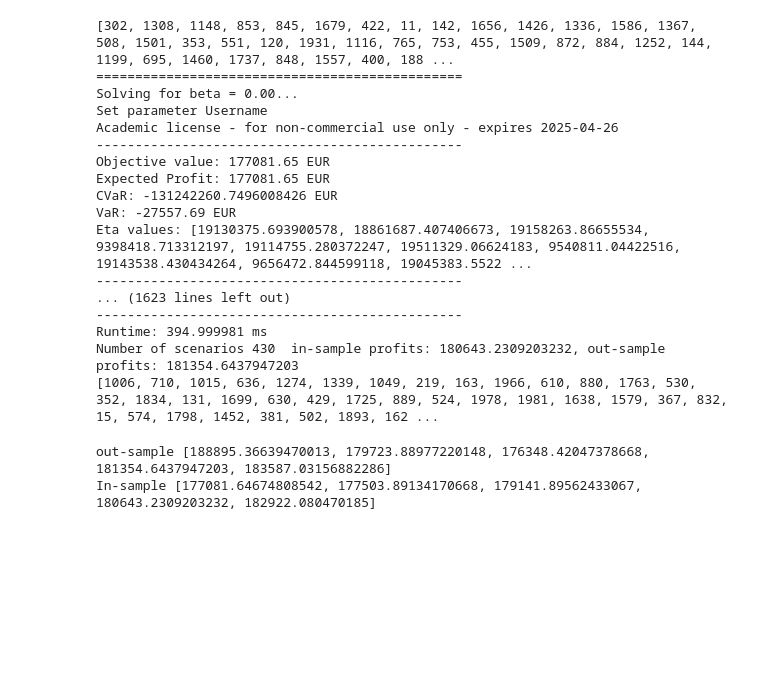
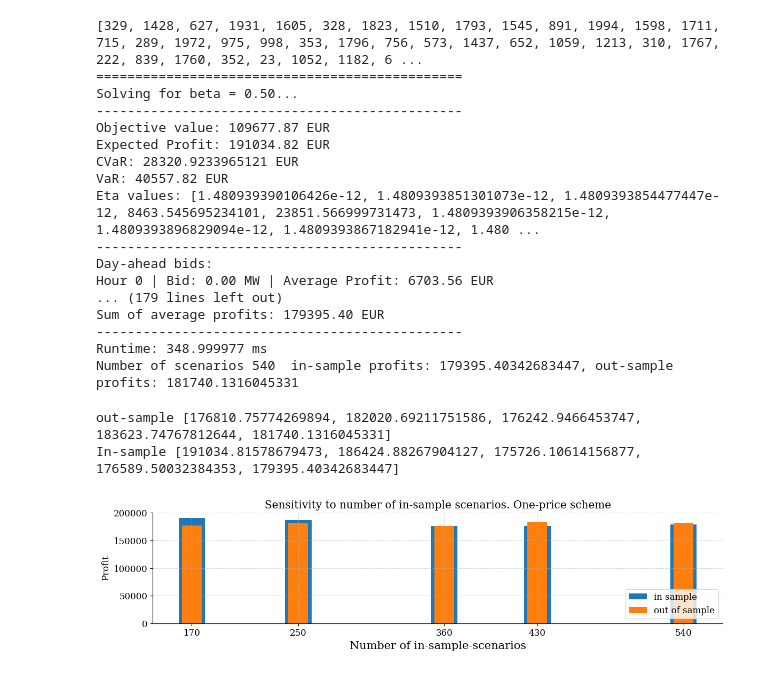
Before and after one commit to Hvid1999/46755, a Jupyter notebook: Assignment 2/task_1e.ipynb, the cells around one changed output. Saved outputs shown, nothing was run; the diff lists cells and outputs as text; code cells hidden in the pictures; blank space fills up the shorter version.

```diff
--- a/Assignment 2/task_1e.ipynb
+++ b/Assignment 2/task_1e.ipynb
@@ -43,9 +43,9 @@ for i in range(len(in_sample_scenarios)):
 all_indices = list(range(S))
 # %%
 alpha = 0.9
-beta_values = np.arange(0,1 + 0.1, 0.1)
+beta_values = [0.5] #np.arange(0, 1, 0.25)
 # %%
-
+# One-price
 # Initialize lists to store results
 out_sample_profits = []
 expected_values = []
@@ -95,7 +95,6 @@ for OMEGA in num_scenarios:
 
         out_sample_earnings += np.sum(payment_earnings)
 
-
     # Calculate average payment or earnings over out-of-sample scenarios
     average_out_sample_profits = out_sample_earnings / len(out_sample_scenarios)
     out_sample_profits.append(average_out_sample_profits)
@@ -104,27 +103,41 @@ for OMEGA in num_scenarios:
 
     print(f"Number of scenarios {OMEGA}  in-sample profits: {expected_profit}, out-sample profits: {average_out_sample_profits}")
 # %% [output]
-[302, 1308, 1148, 853, 845, 1679, 422, 11, 142, 1656, 1426, 1336, 1586, 1367, 508, 1501, 353, 551, 120, 1931, 1116, 765, 753, 455, 1509, 872, 884, 1252, 144, 1199, 695, 1460, 1737, 848, 1557, 400, 188 ...
+[329, 1428, 627, 1931, 1605, 328, 1823, 1510, 1793, 1545, 891, 1994, 1598, 1711, 715, 289, 1972, 975, 998, 353, 1796, 756, 573, 1437, 652, 1059, 1213, 310, 1767, 222, 839, 1760, 352, 23, 1052, 1182, 6 ...
 ===============================================
-Solving for beta = 0.00...
-Set parameter Username
-Academic license - for non-commercial use only - expires 2025-04-26
+Solving for beta = 0.50...
 -----------------------------------------------
-Objective value: 177081.65 EUR
-Expected Profit: 177081.65 EUR
-CVaR: -131242260.7496008426 EUR
-VaR: -27557.69 EUR
-Eta values: [19130375.693900578, 18861687.407406673, 19158263.86655534, 9398418.713312197, 19114755.280372247, 19511329.06624183, 9540811.04422516, 19143538.430434264, 9656472.844599118, 19045383.5522 ...
+Objective value: 109677.87 EUR
+Expected Profit: 191034.82 EUR
+CVaR: 28320.9233965121 EUR
+VaR: 40557.82 EUR
+Eta values: [1.480939390106426e-12, 1.4809393851301073e-12, 1.4809393854477447e-12, 8463.545695234101, 23851.566999731473, 1.4809393906358215e-12, 1.4809393896829094e-12, 1.4809393867182941e-12, 1.480 ...
 -----------------------------------------------
-... (1623 lines left out)
+Day-ahead bids:
+Hour 0 | Bid: 0.00 MW | Average Profit: 6703.56 EUR
+... (179 lines left out)
+Sum of average profits: 179395.40 EUR
 -----------------------------------------------
-Runtime: 394.999981 ms
-Number of scenarios 430  in-sample profits: 180643.2309203232, out-sample profits: 181354.6437947203
-[1006, 710, 1015, 636, 1274, 1339, 1049, 219, 163, 1966, 610, 880, 1763, 530, 352, 1834, 131, 1699, 630, 429, 1725, 889, 524, 1978, 1981, 1638, 1579, 367, 832, 15, 574, 1798, 1452, 381, 502, 1893, 162 ...
+Runtime: 348.999977 ms
+Number of scenarios 540  in-sample profits: 179395.40342683447, out-sample profits: 181740.1316045331
-# %%
-print(f"out-sample {out_sample_profits}")
-print(f"In-sample {expected_values}")
-# %% [output]
-out-sample [188895.36639470013, 179723.88977220148, 176348.42047378668, 181354.6437947203, 183587.03156882286]
-In-sample [177081.64674808542, 177503.89134170668, 179141.89562433067, 180643.2309203232, 182922.080470185]
+# %%
+print(f"out-sample {out_sample_profits}")
+print(f"In-sample {expected_values}")
+
+fig = plt.figure(figsize=(12, 3))
+fig.gca()
+
+plt.bar(num_scenarios, expected_values,    width=20, label='in sample')
+plt.bar(num_scenarios, out_sample_profits, width=15, label='out of sample')
+plt.legend(loc = 'lower right')
+plt.xticks(num_scenarios)
+plt.xlabel('Number of in-sample-scenarios', size = 15)
+plt.ylabel('Profit')
+plt.tight_layout()
+plt.title('Sensitivity to number of in-sample scenarios. One-price scheme')
+plt.show()
+# %% [output]
+out-sample [176810.75774269894, 182020.69211751586, 176242.9466453747, 183623.74767812644, 181740.1316045331]
+In-sample [191034.81578679473, 186424.88267904127, 175726.10614156877, 176589.50032384353, 179395.40342683447]
+[figure, added]
 # %%
```
Also changed, not shown: parts of 2 cells of this notebook, 5 other files.
